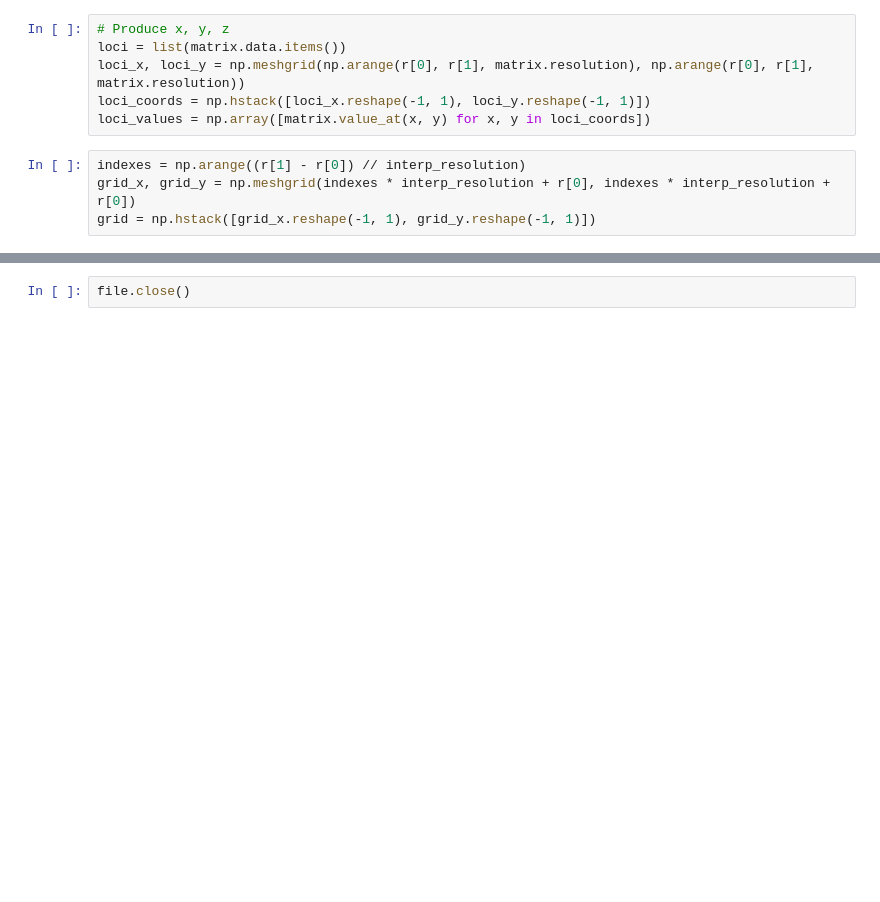
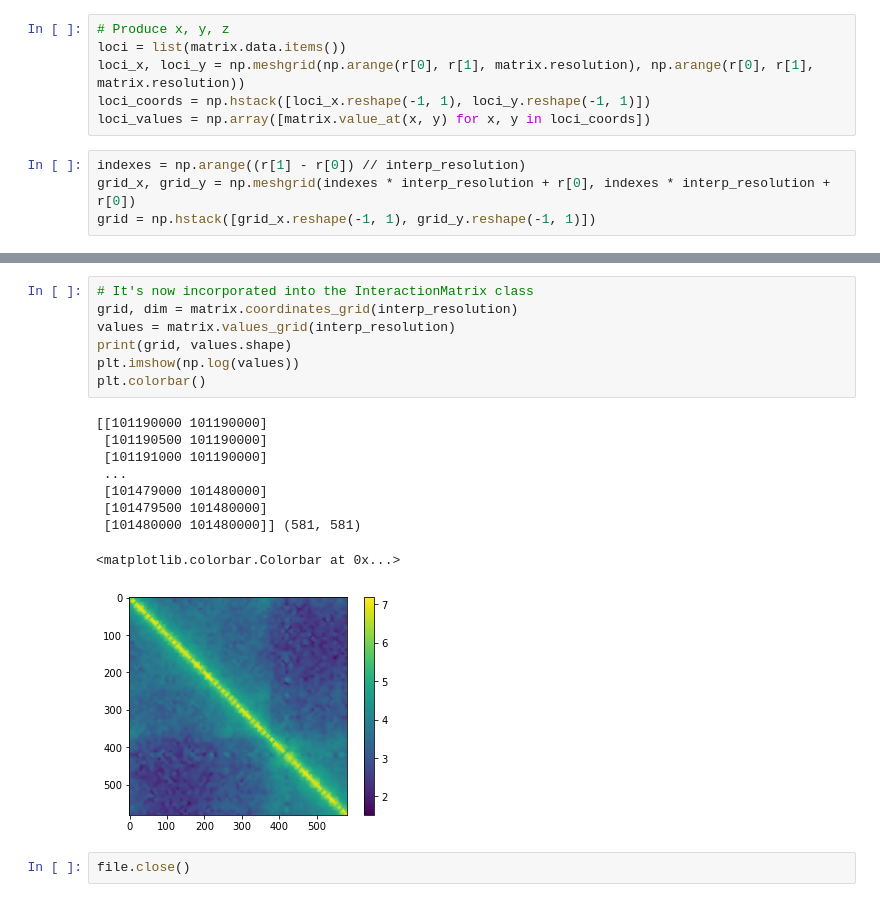
Before and after one commit to venkatesh-sivaraman/hicmotif, a Jupyter notebook: notebooks/test_models.ipynb, the cells around one changed output, grey strips where cells are left out. Drawn from its saved outputs; the diff is of its cells as text; blank space fills up the shorter version.

```diff
--- a/notebooks/test_models.ipynb
+++ b/notebooks/test_models.ipynb
@@ -99,3 +158,20 @@ plt.show()
+# %%
+# It's now incorporated into the InteractionMatrix class
+grid, dim = matrix.coordinates_grid(interp_resolution)
+values = matrix.values_grid(interp_resolution)
+print(grid, values.shape)
+plt.imshow(np.log(values))
+plt.colorbar()
+# %% [output]
+[[101190000 101190000]
+ [101190500 101190000]
+ [101191000 101190000]
+ ...
+ [101479000 101480000]
+ [101479500 101480000]
+ [101480000 101480000]] (581, 581)
+<matplotlib.colorbar.Colorbar at 0x...>
+[figure, added]
 # %%
 file.close()
 # %% [markdown]
```
Also changed, not shown: parts of 8 cells of this notebook, 1 other file.
